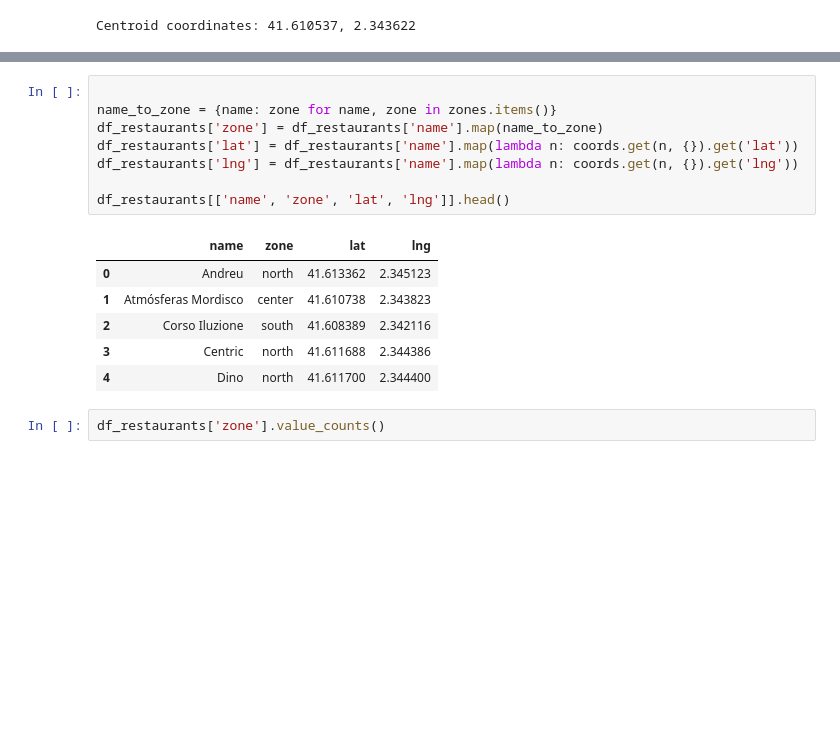
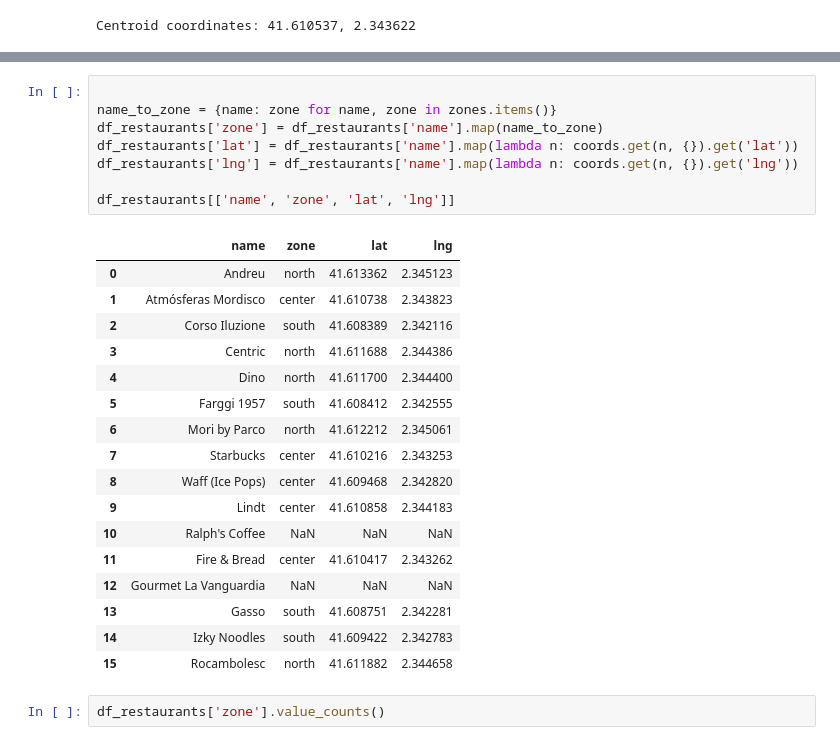
Before and after one commit to fbereilh/agent, a Jupyter notebook: 00_develop.ipynb, the cells around one changed output, grey strips where cells are left out. Cells and saved outputs as stored; diff of their text form; blank space fills up the shorter version.

```diff
--- a/00_develop.ipynb
+++ b/00_develop.ipynb
@@ -511,18 +426,29 @@ Rocambolesc: north (lat: 41.611882)
 # %%
 
 name_to_zone = {name: zone for name, zone in zones.items()}
 df_restaurants['zone'] = df_restaurants['name'].map(name_to_zone)
 df_restaurants['lat'] = df_restaurants['name'].map(lambda n: coords.get(n, {}).get('lat'))
 df_restaurants['lng'] = df_restaurants['name'].map(lambda n: coords.get(n, {}).get('lng'))
 
-df_restaurants[['name', 'zone', 'lat', 'lng']].head()
+df_restaurants[['name', 'zone', 'lat', 'lng']]
 # %% [output]
 |  | name | zone | lat | lng |
 | 0 | Andreu | north | 41.613362 | 2.345123 |
 | 1 | Atmósferas Mordisco | center | 41.610738 | 2.343823 |
 | 2 | Corso Iluzione | south | 41.608389 | 2.342116 |
 | 3 | Centric | north | 41.611688 | 2.344386 |
 | 4 | Dino | north | 41.611700 | 2.344400 |
+| 5 | Farggi 1957 | south | 41.608412 | 2.342555 |
+| 6 | Mori by Parco | north | 41.612212 | 2.345061 |
+| 7 | Starbucks | center | 41.610216 | 2.343253 |
+| 8 | Waff (Ice Pops) | center | 41.609468 | 2.342820 |
+| 9 | Lindt | center | 41.610858 | 2.344183 |
+| 10 | Ralph's Coffee | NaN | NaN | NaN |
+| 11 | Fire & Bread | center | 41.610417 | 2.343262 |
+| 12 | Gourmet La Vanguardia | NaN | NaN | NaN |
+| 13 | Gasso | south | 41.608751 | 2.342281 |
+| 14 | Izky Noodles | south | 41.609422 | 2.342783 |
+| 15 | Rocambolesc | north | 41.611882 | 2.344658 |
 # %%
 df_restaurants['zone'].value_counts()
 # %% [output]
```
Also changed, not shown: parts of 9 cells of this notebook, 3 other files.
